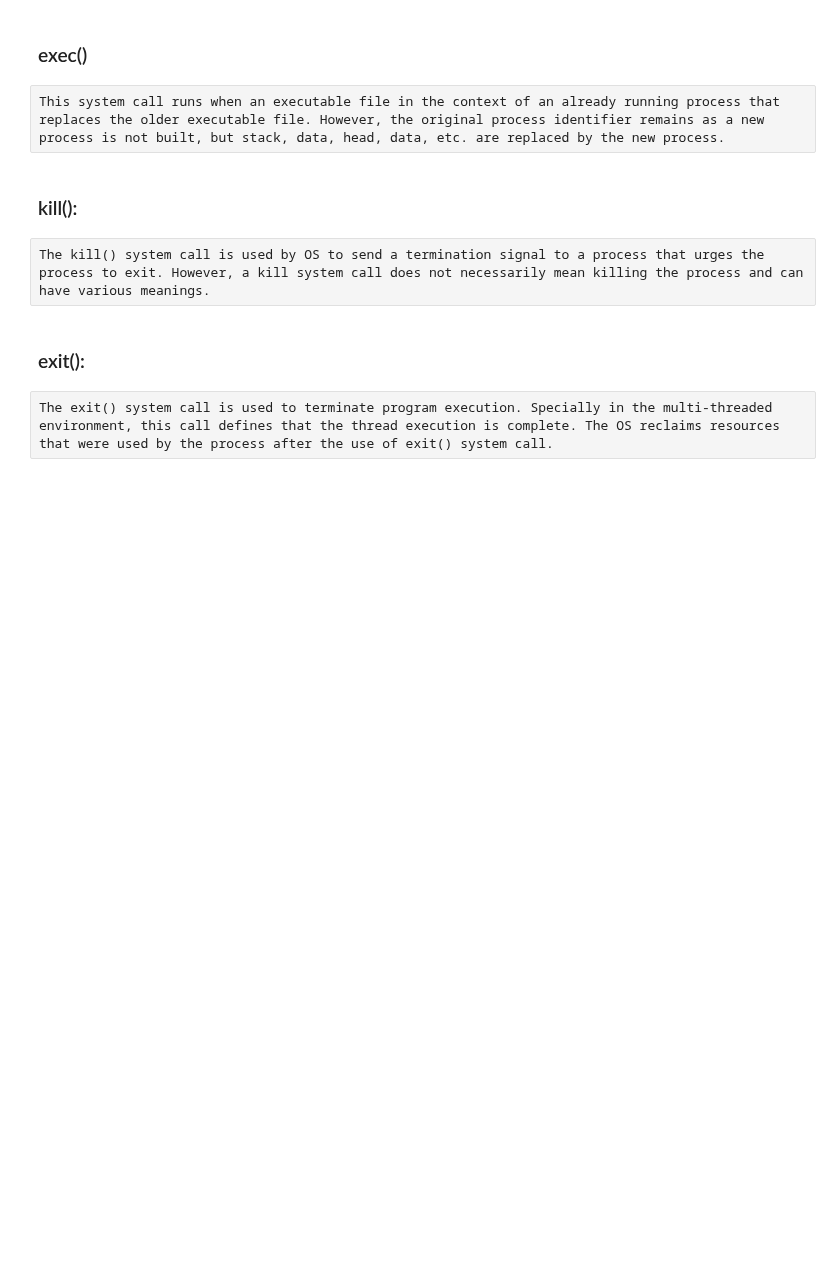
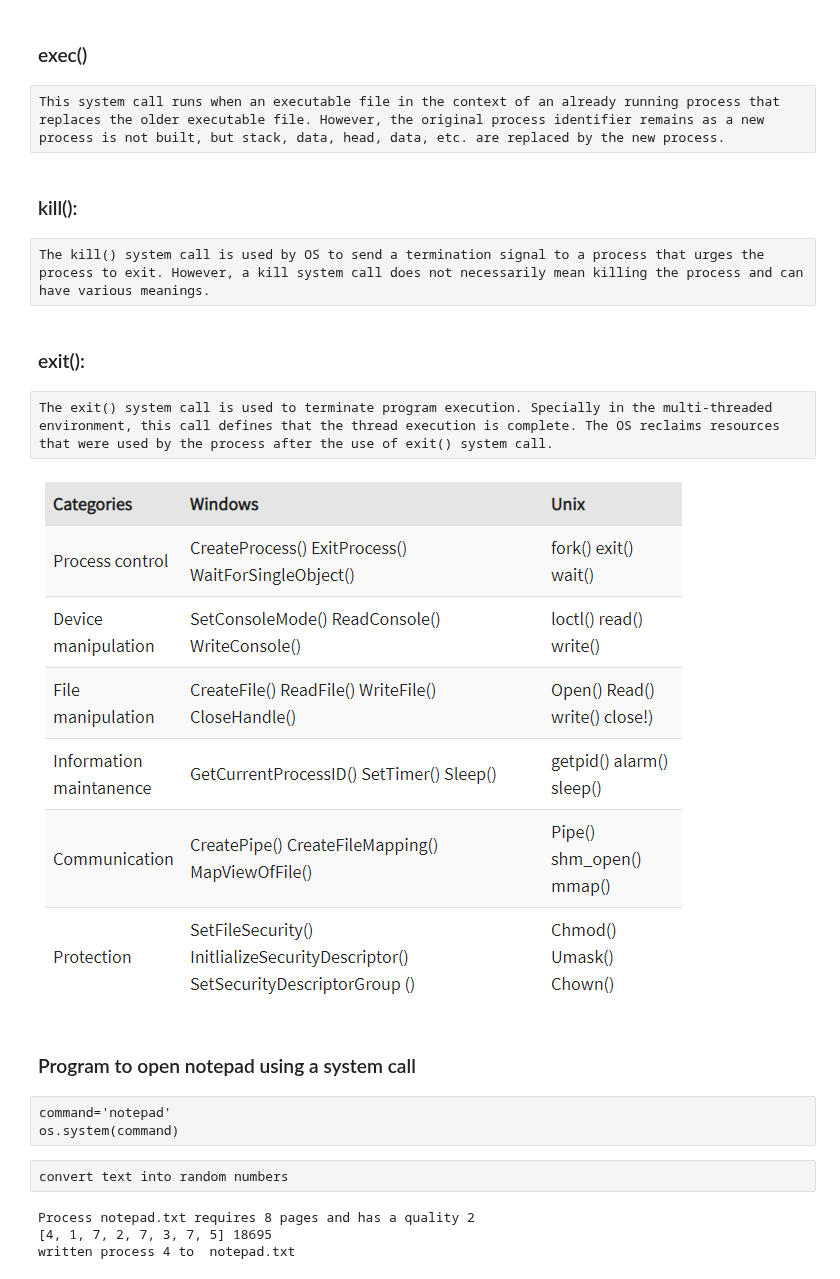
Before and after one commit to rissuuuu/DataScience, a Jupyter notebook: A_OS/Scheduler/Virtualmemory_Implementation.ipynb, the cells around one changed output. Cells and saved outputs as stored; diff of their text form; code cells hidden in the pictures; blank space fills up the shorter version.

```diff
--- a/A_OS/Scheduler/Virtualmemory_Implementation.ipynb
+++ b/A_OS/Scheduler/Virtualmemory_Implementation.ipynb
@@ -538,3 +538,14 @@ The kill() system call is used by OS to send a termination signal to a process t
 ### exit():
 # %% [raw]
 The exit() system call is used to terminate program execution. Specially in the multi-threaded environment, this call defines that the thread execution is complete. The OS reclaims resources that were used by the process after the use of exit() system call.
+# %%
+Image(filename='summary.png')
+# %% [output]
+[figure, added]
+# %% [markdown]
+### Program to open notepad using a system call
+# %% [raw]
+command='notepad'
+os.system(command)
+# %% [raw]
+convert text into random numbers
@@ -540,0 +554,15 @@ The exit() system call is used to terminate program execution. Specially in the
+# %%
+fname=command+'.txt'
+op=open(fname,'w')
+npg=int(np.random.normal(10,2.5))
+nsig=int(5*np.random.random())
+print(f'Process {fname} requires {npg} pages and has a quality {nsig}')
+pg_seq,pr_size[p]=sim_process(npg,nsig,op)
+print(pg_seq,pr_size[p])
+op.write('\n')
+op.close()
+print('written process',p,'to ',fname)
+# %% [output]
+Process notepad.txt requires 8 pages and has a quality 2
+[4, 1, 7, 2, 7, 3, 7, 5] 18695
+written process 4 to  notepad.txt
```
Also changed, not shown: parts of 11 cells of this notebook, 16 other files.
